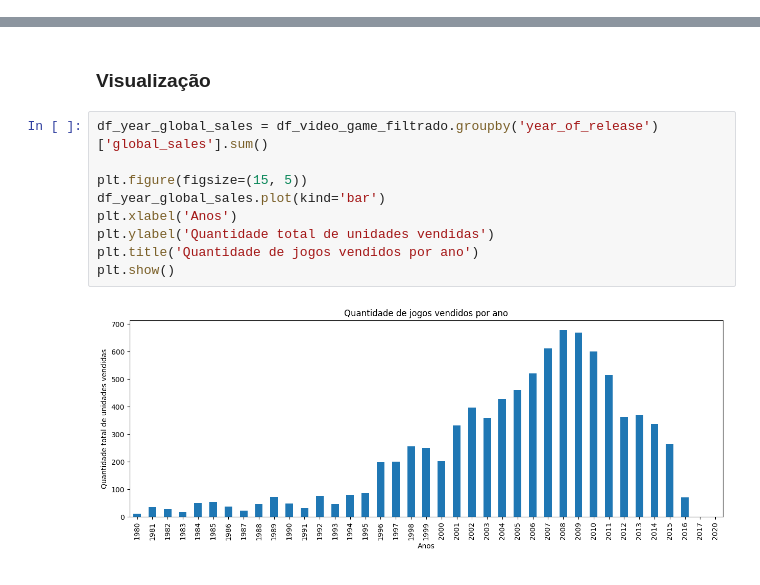
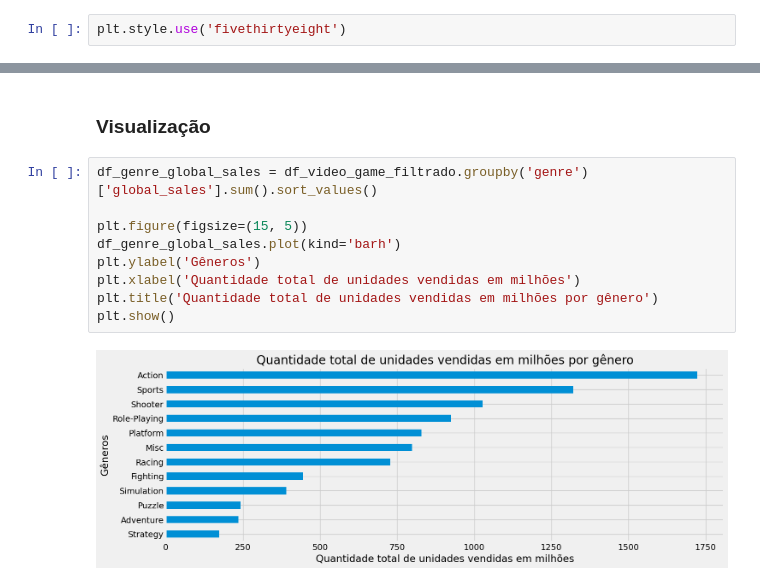
Before and after one commit to RayVilaca/Bootcamp-Data-Science-Ada, a Jupyter notebook: projetos-conclusao-modulo/modulo 4/projeto.ipynb, the cells around one changed output, grey strips where cells are left out. Drawn from its saved outputs; the diff is of its cells as text.

```diff
--- a/projetos-conclusao-modulo/modulo 4/projeto.ipynb
+++ b/projetos-conclusao-modulo/modulo 4/projeto.ipynb
@@ -40,4 +41,6 @@ import pandas as pd
 import matplotlib.pyplot as plt
+# %%
+plt.style.use('fivethirtyeight')
 # %% [markdown]
 ### Descrição da base de dados
 # %%
@@ -303,13 +306,13 @@ Name: count, dtype: int64
 # %% [markdown]
 ### Visualização
 # %%
-df_year_global_sales = df_video_game_filtrado.groupby('year_of_release')['global_sales'].sum()
+df_genre_global_sales = df_video_game_filtrado.groupby('genre')['global_sales'].sum().sort_values()
 
 plt.figure(figsize=(15, 5))
-df_year_global_sales.plot(kind='bar')
-plt.xlabel('Anos')
-plt.ylabel('Quantidade total de unidades vendidas')
-plt.title('Quantidade de jogos vendidos por ano')
+df_genre_global_sales.plot(kind='barh')
+plt.ylabel('Gêneros')
+plt.xlabel('Quantidade total de unidades vendidas em milhões')
+plt.title('Quantidade total de unidades vendidas em milhões por gênero')
 plt.show()
 # %% [output]
-[figure, old version]
+[figure, new version]
```
Also changed, not shown: parts of 20 cells of this notebook.
